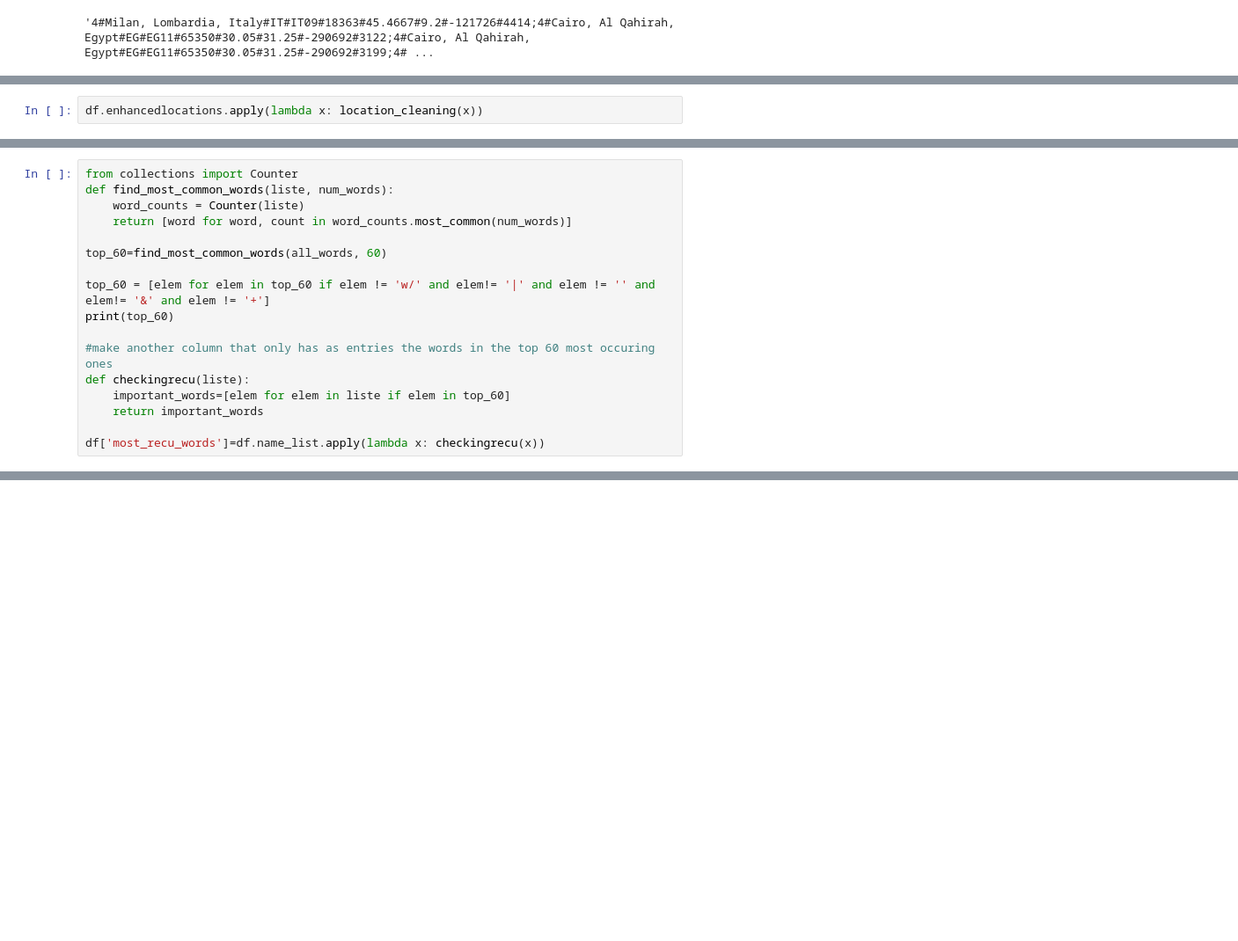
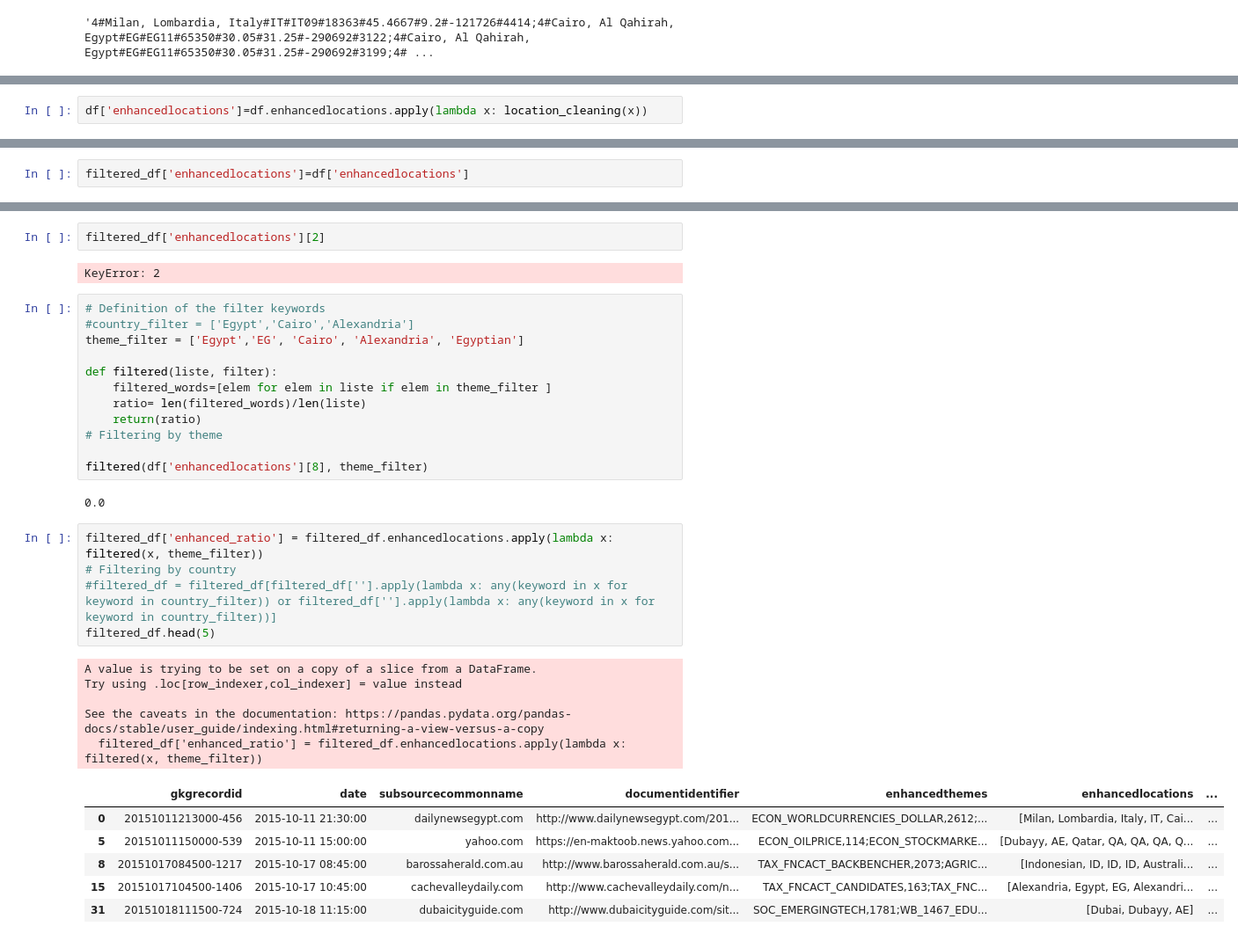
Before and after one commit to amaurycor/CRP_Egyptian_Economy, a Jupyter notebook: CRP_Egypt_Analysis.ipynb, the cells around one changed output, grey strips where cells are left out. Shown at 88% size. Saved outputs shown, nothing was run; the diff lists cells and outputs as text; blank space fills up the shorter version.

Commit message:
filter

```diff
--- a/CRP_Egypt_Analysis.ipynb
+++ b/CRP_Egypt_Analysis.ipynb
@@ -215,2 +235,2 @@ def location_cleaning(s_):
 # %%
-df.enhancedlocations.apply(lambda x: location_cleaning(x))
+df['enhancedlocations']=df.enhancedlocations.apply(lambda x: location_cleaning(x))
@@ -230,17 +236,0 @@ Name: enhancedlocations, Length: 693073, dtype: object
-# %%
-from collections import Counter
-def find_most_common_words(liste, num_words):
-    word_counts = Counter(liste)
-    return [word for word, count in word_counts.most_common(num_words)]
-
-top_60=find_most_common_words(all_words, 60)
-
-top_60 = [elem for elem in top_60 if elem != 'w/' and elem!= '|' and elem != '' and elem!= '&' and elem != '+']
-print(top_60)
-
-#make another column that only has as entries the words in the top 60 most occuring ones
-def checkingrecu(liste):
-    important_words=[elem for elem in liste if elem in top_60]
-    return important_words
-
-df['most_recu_words']=df.name_list.apply(lambda x: checkingrecu(x))
@@ -246,0 +246,2 @@ df['most_recu_words']=df.name_list.apply(lambda x: checkingrecu(x))
+# %%
+filtered_df['enhancedlocations']=df['enhancedlocations']
@@ -246,0 +274,35 @@ df['most_recu_words']=df.name_list.apply(lambda x: checkingrecu(x))
+# %%
+filtered_df['enhancedlocations'][2]
+# %% [output]
+KeyError: 2
+# %%
+# Definition of the filter keywords
+#country_filter = ['Egypt','Cairo','Alexandria']
+theme_filter = ['Egypt','EG', 'Cairo', 'Alexandria', 'Egyptian']
+
+def filtered(liste, filter):
+    filtered_words=[elem for elem in liste if elem in theme_filter ]
+    ratio= len(filtered_words)/len(liste)
+    return(ratio)
+# Filtering by theme
+
+filtered(df['enhancedlocations'][8], theme_filter)
+# %% [output]
+0.0
+# %%
+filtered_df['enhanced_ratio'] = filtered_df.enhancedlocations.apply(lambda x: filtered(x, theme_filter))
+# Filtering by country
+#filtered_df = filtered_df[filtered_df[''].apply(lambda x: any(keyword in x for keyword in country_filter)) or filtered_df[''].apply(lambda x: any(keyword in x for keyword in country_filter))]
+filtered_df.head(5)
+# %% [output]
+A value is trying to be set on a copy of a slice from a DataFrame.
+Try using .loc[row_indexer,col_indexer] = value instead
+
+See the caveats in the documentation: https://pandas.pydata.org/pandas-docs/stable/user_guide/indexing.html#returning-a-view-versus-a-copy
+  filtered_df['enhanced_ratio'] = filtered_df.enhancedlocations.apply(lambda x: filtered(x, theme_filter))
+|  | gkgrecordid | date | subsourcecommonname | documentidentifier | enhancedthemes | enhancedlocations | ... |
+| 0 | 20151011213000-456 | 2015-10-11 21:30:00 | dailynewsegypt.com | http://www.dailynewsegypt.com/201... | ECON_WORLDCURRENCIES_DOLLAR,2612;... | [Milan, Lombardia, Italy, IT, Cai... | ... |
+| 5 | 20151011150000-539 | 2015-10-11 15:00:00 | yahoo.com | https://en-maktoob.news.yahoo.com... | ECON_OILPRICE,114;ECON_STOCKMARKE... | [Dubayy, AE, Qatar, QA, QA, QA, Q... | ... |
+| 8 | 20151017084500-1217 | 2015-10-17 08:45:00 | barossaherald.com.au | http://www.barossaherald.com.au/s... | TAX_FNCACT_BACKBENCHER,2073;AGRIC... | [Indonesian, ID, ID, ID, Australi... | ... |
+| 15 | 20151017104500-1406 | 2015-10-17 10:45:00 | cachevalleydaily.com | http://www.cachevalleydaily.com/n... | TAX_FNCACT_CANDIDATES,163;TAX_FNC... | [Alexandria, Egypt, EG, Alexandri... | ... |
+| 31 | 20151018111500-724 | 2015-10-18 11:15:00 | dubaicityguide.com | http://www.dubaicityguide.com/sit... | SOC_EMERGINGTECH,1781;WB_1467_EDU... | [Dubai, Dubayy, AE] | ... |
```
Also changed, not shown: parts of 7 cells of this notebook.
